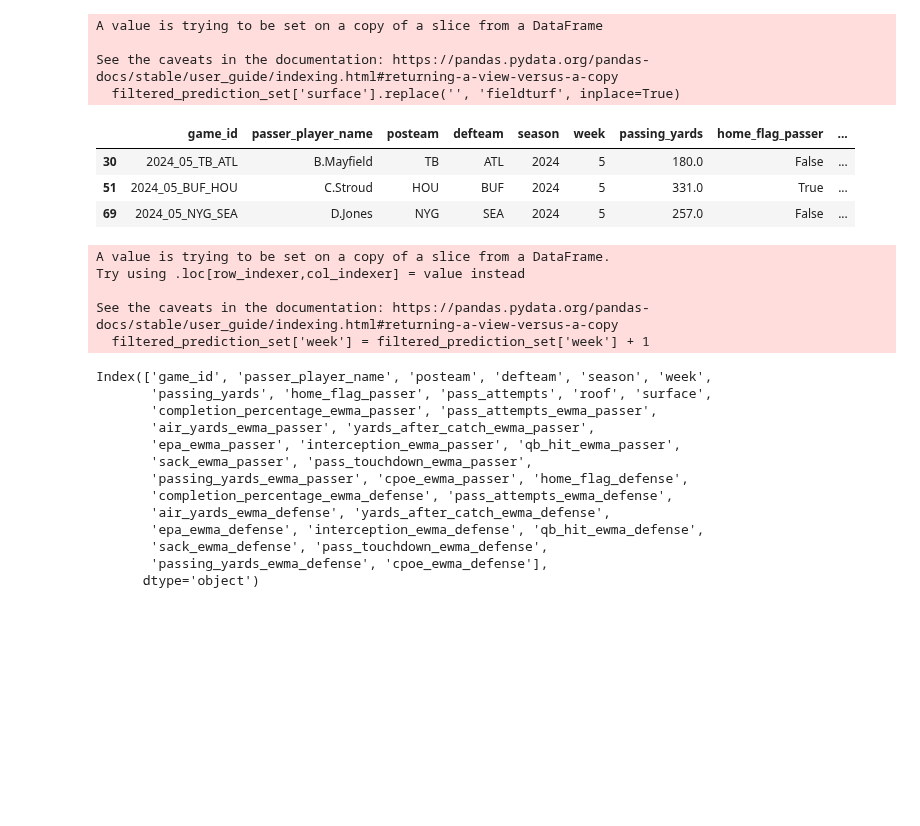
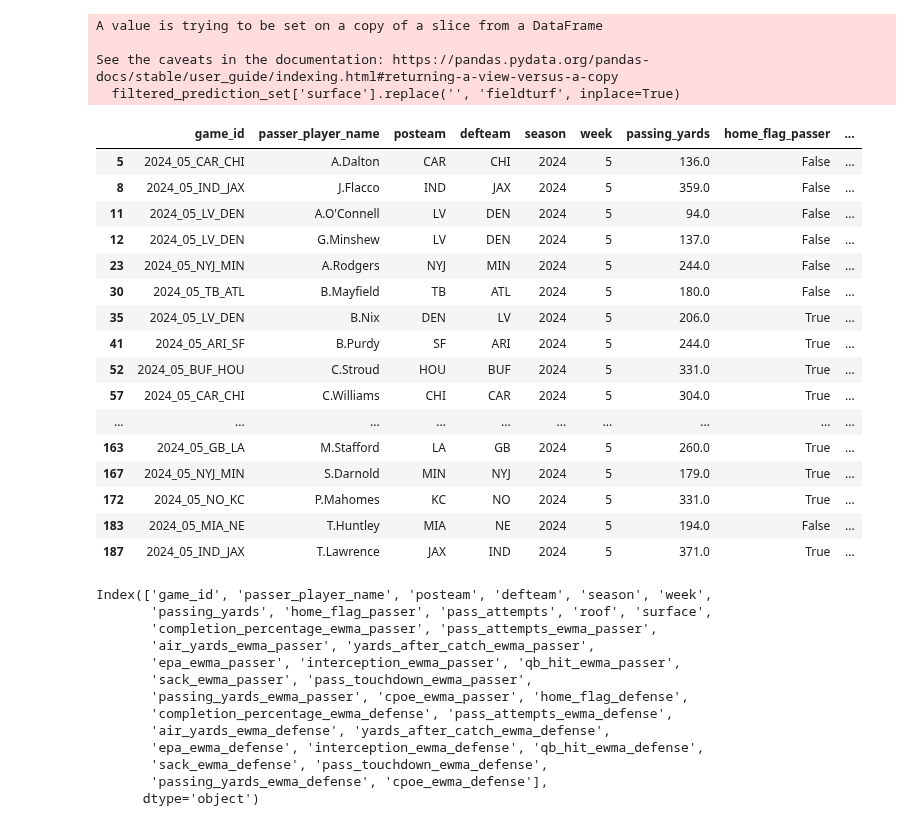
Before and after one commit to bhuggard/CheckTheCover, a Jupyter notebook: testnocom.ipynb, the cells around one changed output. Saved outputs shown, nothing was run; the diff lists cells and outputs as text; code cells hidden in the pictures; blank space fills up the shorter version.

```diff
--- a/testnocom.ipynb
+++ b/testnocom.ipynb
@@ -589,22 +605,29 @@ A value is trying to be set on a copy of a slice from a DataFrame
 See the caveats in the documentation: https://pandas.pydata.org/pandas-docs/stable/user_guide/indexing.html#returning-a-view-versus-a-copy
   filtered_prediction_set['surface'].replace('', 'fieldturf', inplace=True)
 # %%
-filtered_prediction_set = filtered_prediction_set[filtered_prediction_set['week'] == filtered_prediction_set['week'].max()]
+filtered_prediction_set = filtered_prediction_set[filtered_prediction_set['week'] ==  5]
 # %%
-filtered_prediction_set.sample(3)
+filtered_prediction_set
 # %% [output]
 |  | game_id | passer_player_name | posteam | defteam | season | week | passing_yards | home_flag_passer | ... |
+| 5 | 2024_05_CAR_CHI | A.Dalton | CAR | CHI | 2024 | 5 | 136.0 | False | ... |
+| 8 | 2024_05_IND_JAX | J.Flacco | IND | JAX | 2024 | 5 | 359.0 | False | ... |
+| 11 | 2024_05_LV_DEN | A.O'Connell | LV | DEN | 2024 | 5 | 94.0 | False | ... |
+| 12 | 2024_05_LV_DEN | G.Minshew | LV | DEN | 2024 | 5 | 137.0 | False | ... |
+| 23 | 2024_05_NYJ_MIN | A.Rodgers | NYJ | MIN | 2024 | 5 | 244.0 | False | ... |
 | 30 | 2024_05_TB_ATL | B.Mayfield | TB | ATL | 2024 | 5 | 180.0 | False | ... |
-| 51 | 2024_05_BUF_HOU | C.Stroud | HOU | BUF | 2024 | 5 | 331.0 | True | ... |
-| 69 | 2024_05_NYG_SEA | D.Jones | NYG | SEA | 2024 | 5 | 257.0 | False | ... |
+| 35 | 2024_05_LV_DEN | B.Nix | DEN | LV | 2024 | 5 | 206.0 | True | ... |
+| 41 | 2024_05_ARI_SF | B.Purdy | SF | ARI | 2024 | 5 | 244.0 | True | ... |
+| 52 | 2024_05_BUF_HOU | C.Stroud | HOU | BUF | 2024 | 5 | 331.0 | True | ... |
+| 57 | 2024_05_CAR_CHI | C.Williams | CHI | CAR | 2024 | 5 | 304.0 | True | ... |
+| ... | ... | ... | ... | ... | ... | ... | ... | ... | ... |
+| 163 | 2024_05_GB_LA | M.Stafford | LA | GB | 2024 | 5 | 260.0 | True | ... |
+| 167 | 2024_05_NYJ_MIN | S.Darnold | MIN | NYJ | 2024 | 5 | 179.0 | True | ... |
+| 172 | 2024_05_NO_KC | P.Mahomes | KC | NO | 2024 | 5 | 331.0 | True | ... |
+| 183 | 2024_05_MIA_NE | T.Huntley | MIA | NE | 2024 | 5 | 194.0 | False | ... |
+| 187 | 2024_05_IND_JAX | T.Lawrence | JAX | IND | 2024 | 5 | 371.0 | True | ... |
 # %%
-filtered_prediction_set['week'] = filtered_prediction_set['week'] + 1
+# filtered_prediction_set['week'] = filtered_prediction_set['week'] + 1
-# %% [output]
-A value is trying to be set on a copy of a slice from a DataFrame.
-Try using .loc[row_indexer,col_indexer] = value instead
-
-See the caveats in the documentation: https://pandas.pydata.org/pandas-docs/stable/user_guide/indexing.html#returning-a-view-versus-a-copy
-  filtered_prediction_set['week'] = filtered_prediction_set['week'] + 1
 # %%
 filtered_prediction_set.columns
 # %% [output]
```
Also changed, not shown: parts of 14 cells of this notebook.
